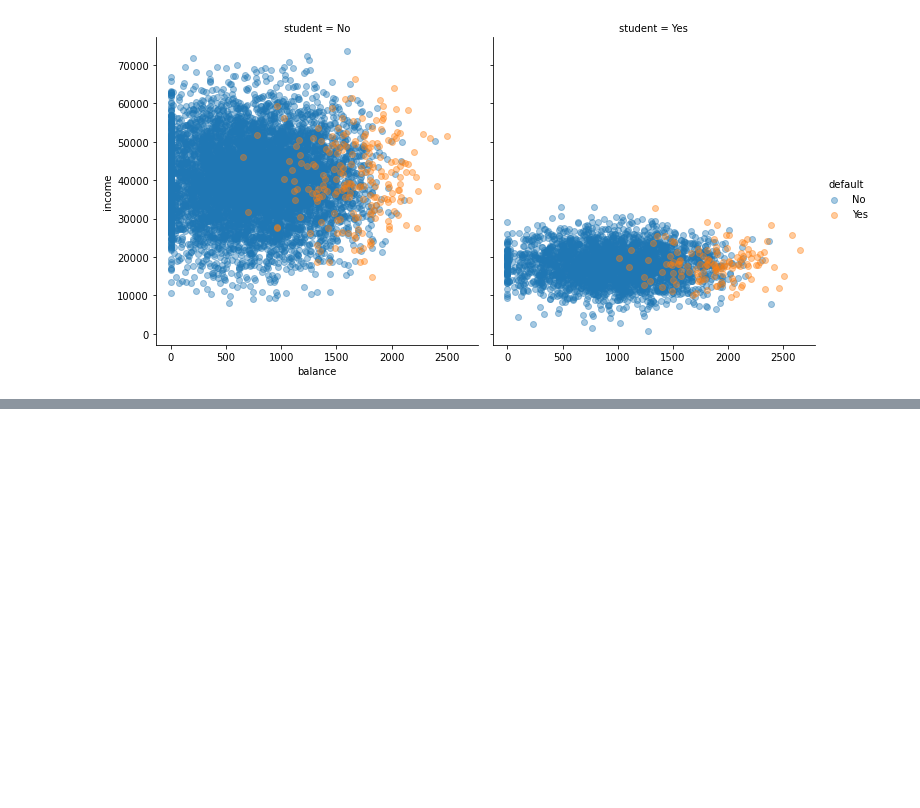
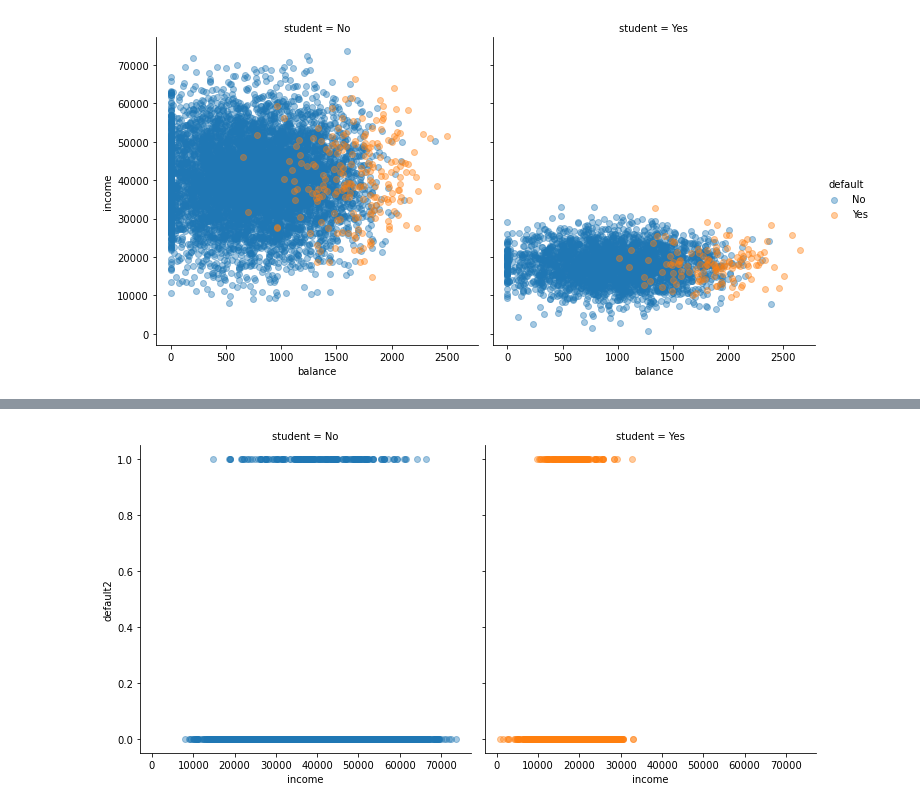
Before and after one commit to jvenepal/ISL, a Jupyter notebook: notebooks/chap5_exer.ipynb, the cells around one changed output, grey strips where cells are left out. Cells and saved outputs as stored; diff of their text form; code cells hidden in the pictures; blank space fills up the shorter version.

```diff
--- a/notebooks/chap5_exer.ipynb
+++ b/notebooks/chap5_exer.ipynb
@@ -141,3 +162,9 @@ sns.lmplot(x='balance', y='income', hue='default',
+# %%
+sns.lmplot(x='income', y='default2', hue='student',
+           data=default, col='student', fit_reg=False,
+           scatter_kws={'alpha':0.4});
+# %% [output]
+[figure, added]
 # %%
 from mpl_toolkits.mplot3d import axes3d
 %matplotlib widget
```
Also changed, not shown: parts of 45 cells of this notebook.
